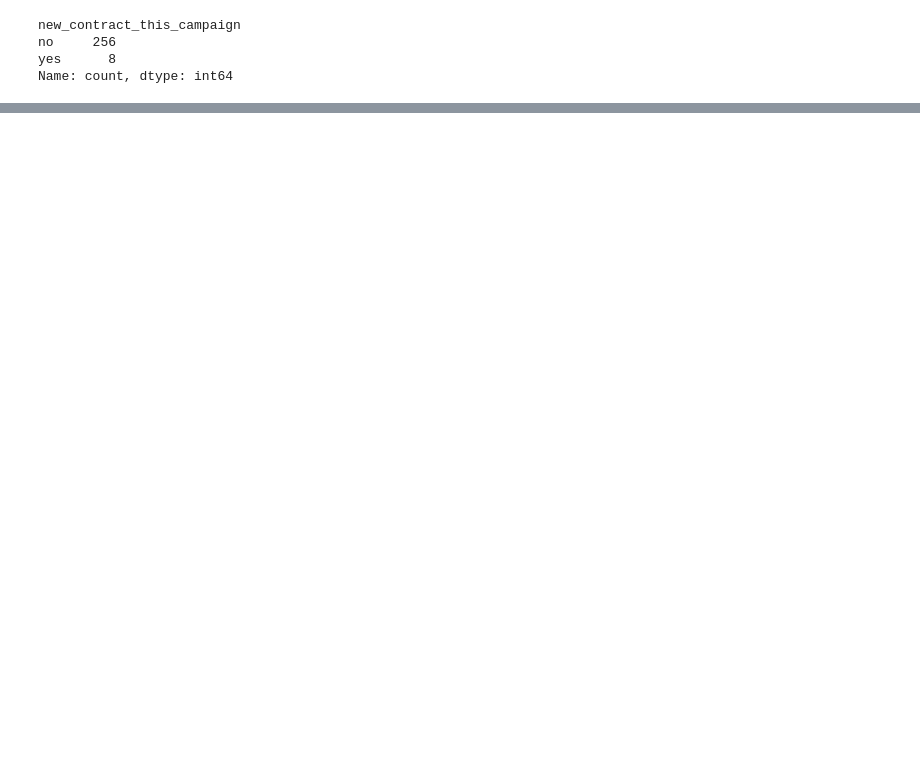
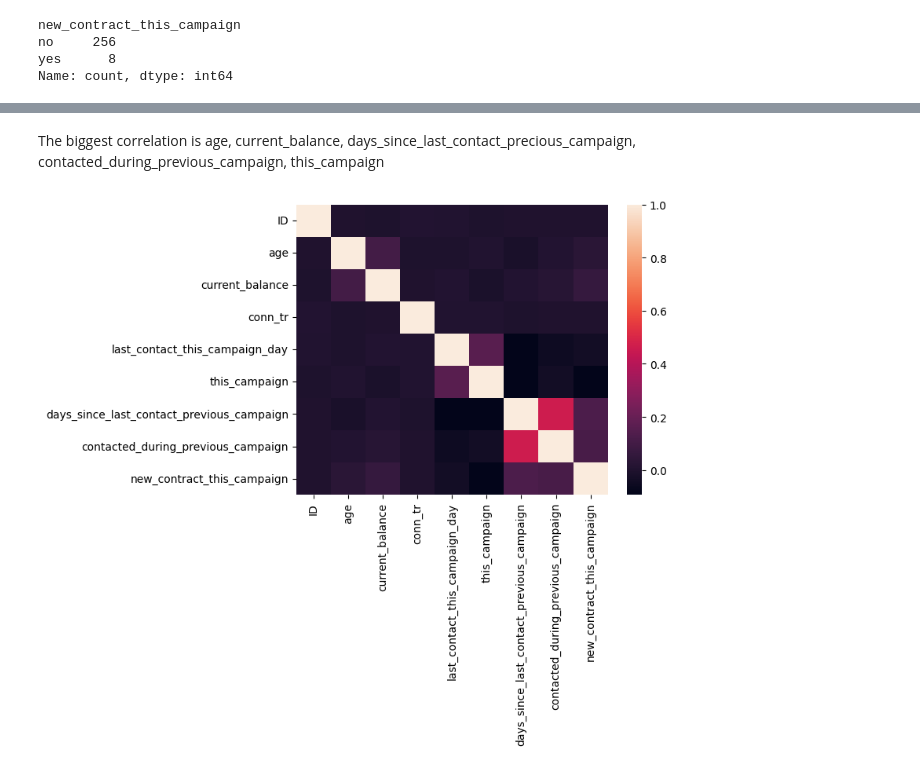
Before and after one commit to shashankpissey/ITNPBD6_MachineLearning, a Jupyter notebook: Code/explore_data.ipynb, the cells around one changed output, grey strips where cells are left out. Cells and saved outputs as stored; diff of their text form; code cells hidden in the pictures; blank space fills up the shorter version.

```diff
--- a/Code/explore_data.ipynb
+++ b/Code/explore_data.ipynb
@@ -76,0 +227,2 @@ Name: count, dtype: int64
+# %%
+data['new_contract_this_campaign'] = data['new_contract_this_campaign'].map({'yes':1, 'no':0}).astype(int)
@@ -76,0 +242,10 @@ Name: count, dtype: int64
+# %% [markdown]
+The biggest correlation is age, current_balance, days_since_last_contact_precious_campaign, contacted_during_previous_campaign, this_campaign
+# %%
+import matplotlib.pyplot as plt
+import seaborn as sns
+
+sns.heatmap(data.corr(numeric_only=True), annot=False)
+plt.show()
+# %% [output]
+[figure, added]
```
Also changed, not shown: parts of 26 cells of this notebook, 10 other files.
